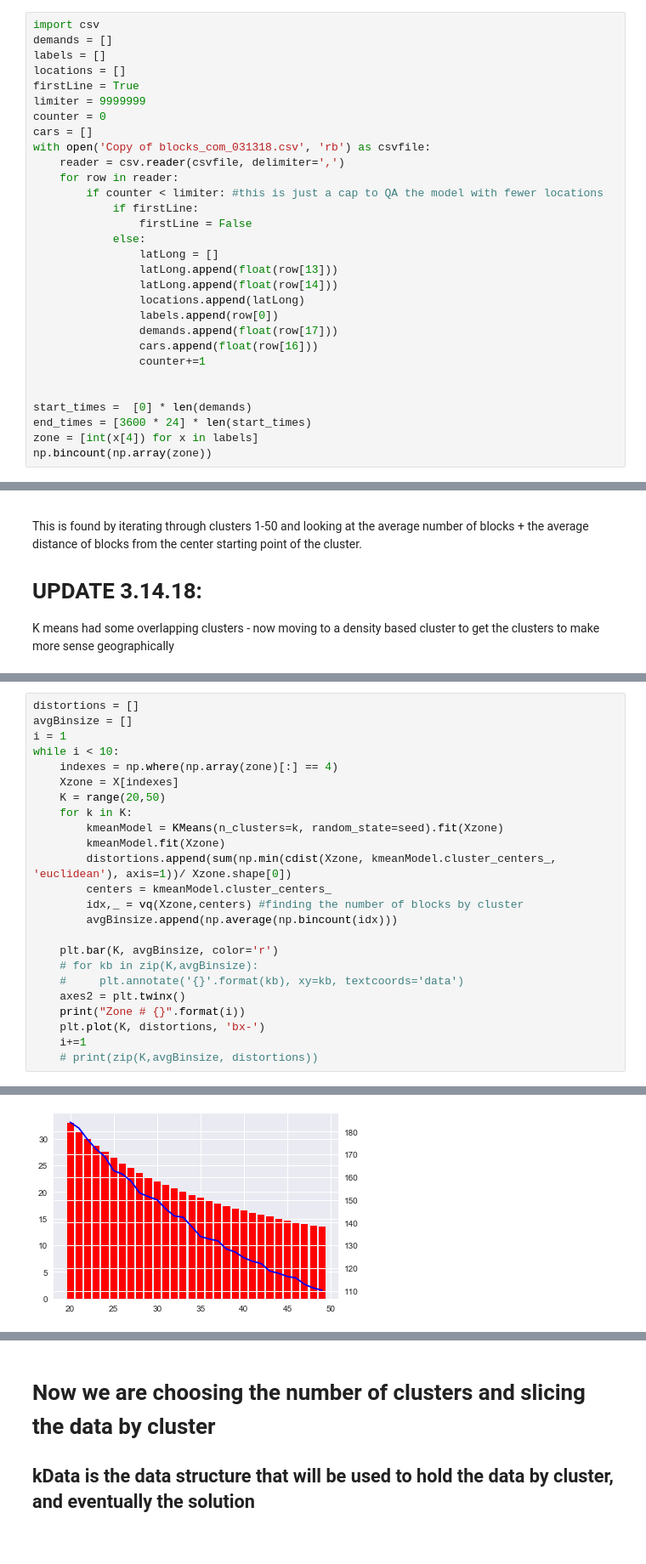
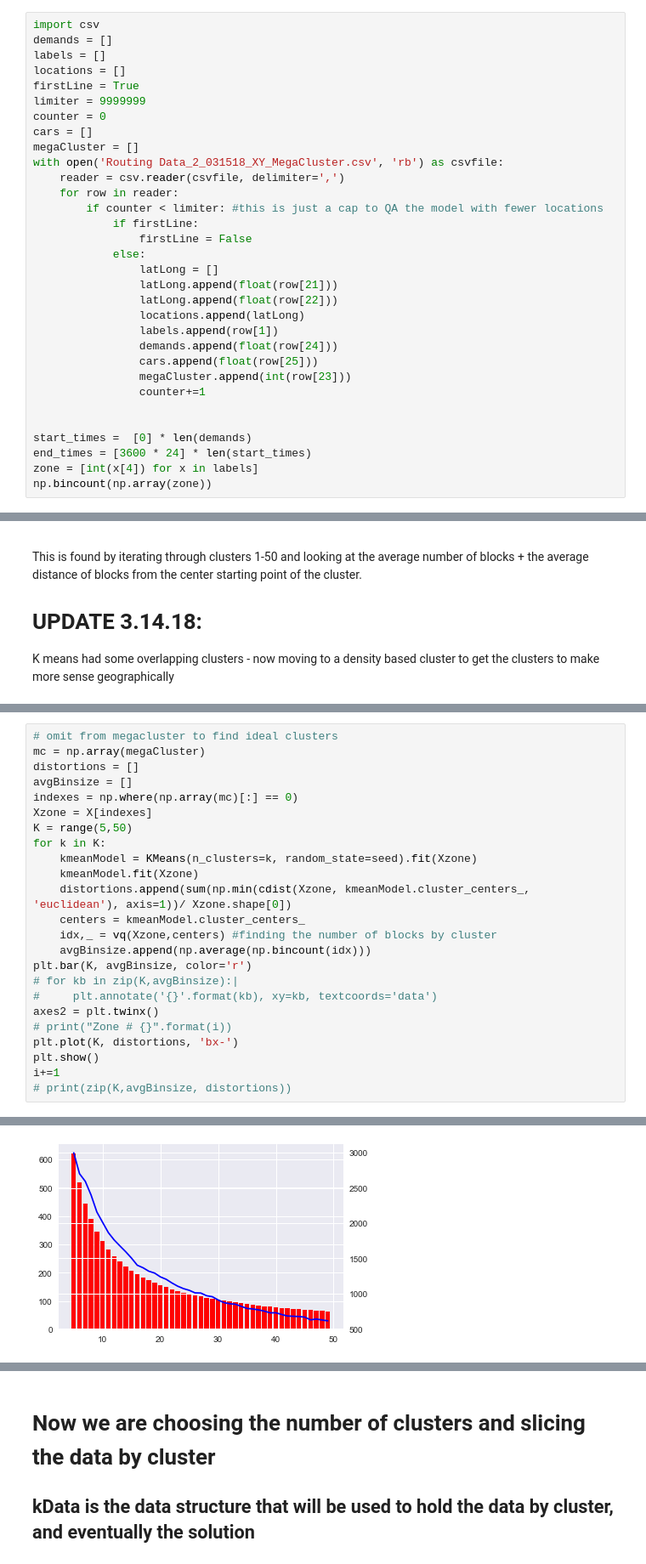
Before and after one commit to jswortz/Google-OR-Example, a Jupyter notebook: CPM Optimization March 2018.ipynb, the cells around one changed output, grey strips where cells are left out. Shown: that part at 85% size. Saved outputs shown, nothing was run; the diff lists cells and outputs as text.

Commit message:
added megacluster

```diff
--- a/CPM Optimization March 2018.ipynb
+++ b/CPM Optimization March 2018.ipynb
@@ -17,7 +17,8 @@ firstLine = True
 limiter = 9999999
 counter = 0
 cars = []
-with open('Copy of blocks_com_031318.csv', 'rb') as csvfile:
+megaCluster = []
+with open('Routing Data_2_031518_XY_MegaCluster.csv', 'rb') as csvfile:
     reader = csv.reader(csvfile, delimiter=',')
     for row in reader:
         if counter < limiter: #this is just a cap to QA the model with fewer locations
@@ -25,12 +26,13 @@ with open('Copy of blocks_com_031318.csv', 'rb') as csvfile:
                 firstLine = False
             else:
                 latLong = []
-                latLong.append(float(row[13]))
-                latLong.append(float(row[14]))
+                latLong.append(float(row[21]))
+                latLong.append(float(row[22]))
                 locations.append(latLong)
-                labels.append(row[0])
-                demands.append(float(row[17]))
-                cars.append(float(row[16]))
+                labels.append(row[1])
+                demands.append(float(row[24]))
+                cars.append(float(row[25]))
+                megaCluster.append(int(row[23]))
                 counter+=1
 
 
@@ -123,25 +127,25 @@ Cluster Sizes: [1208   92   63   97   68  128  182   63   98  419  539   99  112
 # %%
+# omit from megacluster to find ideal clusters
+mc = np.array(megaCluster)
 distortions = []
 avgBinsize = []
-i = 1
-while i < 10:
-    indexes = np.where(np.array(zone)[:] == 4)
-    Xzone = X[indexes]
-    K = range(20,50)
-    for k in K:
-        kmeanModel = KMeans(n_clusters=k, random_state=seed).fit(Xzone)
-        kmeanModel.fit(Xzone)
-        distortions.append(sum(np.min(cdist(Xzone, kmeanModel.cluster_centers_, 'euclidean'), axis=1))/ Xzone.shape[0])
-        centers = kmeanModel.cluster_centers_
-        idx,_ = vq(Xzone,centers) #finding the number of blocks by cluster
-        avgBinsize.append(np.average(np.bincount(idx)))
-
-    plt.bar(K, avgBinsize, color='r')
-    # for kb in zip(K,avgBinsize):
-    #     plt.annotate('{}'.format(kb), xy=kb, textcoords='data')
-    axes2 = plt.twinx()
-    print("Zone # {}".format(i))
-    plt.plot(K, distortions, 'bx-')
-    i+=1
-    # print(zip(K,avgBinsize, distortions))
+indexes = np.where(np.array(mc)[:] == 0)
+Xzone = X[indexes]
+K = range(5,50)
+for k in K:
+    kmeanModel = KMeans(n_clusters=k, random_state=seed).fit(Xzone)
+    kmeanModel.fit(Xzone)
+    distortions.append(sum(np.min(cdist(Xzone, kmeanModel.cluster_centers_, 'euclidean'), axis=1))/ Xzone.shape[0])
+    centers = kmeanModel.cluster_centers_
+    idx,_ = vq(Xzone,centers) #finding the number of blocks by cluster
+    avgBinsize.append(np.average(np.bincount(idx)))
+plt.bar(K, avgBinsize, color='r')
+# for kb in zip(K,avgBinsize):|
+#     plt.annotate('{}'.format(kb), xy=kb, textcoords='data')
+axes2 = plt.twinx()
+# print("Zone # {}".format(i))
+plt.plot(K, distortions, 'bx-')
+plt.show()
+i+=1
+# print(zip(K,avgBinsize, distortions))
 # %% [output]
@@ -150 +152 @@ ValueError: shape mismatch: objects cannot be broadcast to a single shape
-[figure, old version]
+[figure, new version]
```
Also changed, not shown: parts of 9 cells of this notebook, 2 other files.
